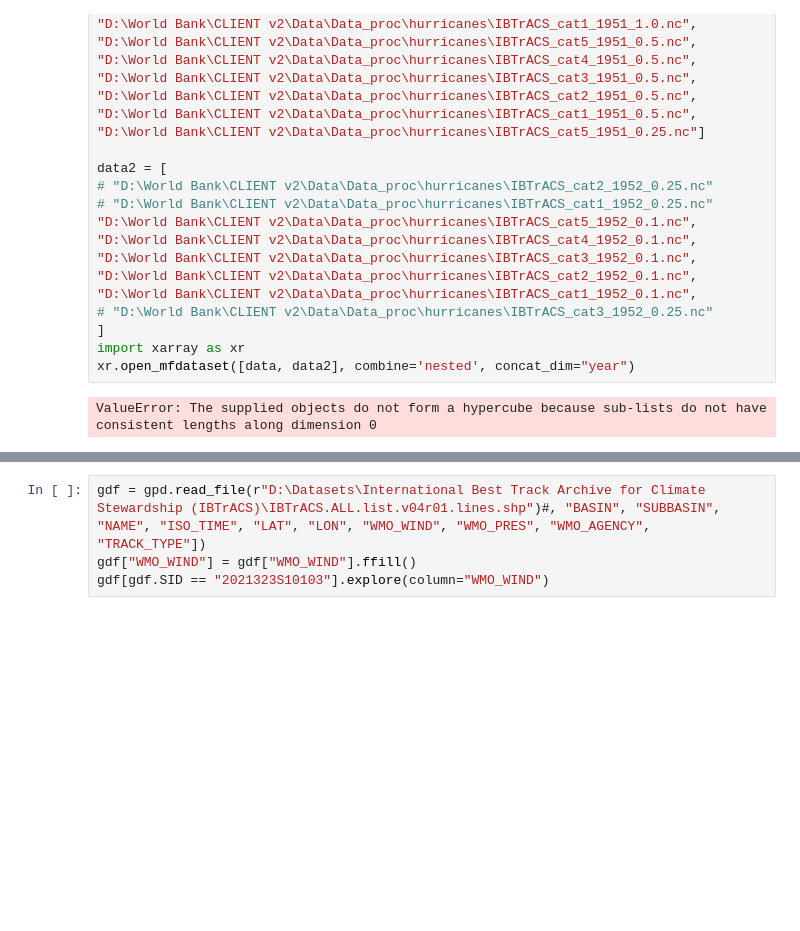
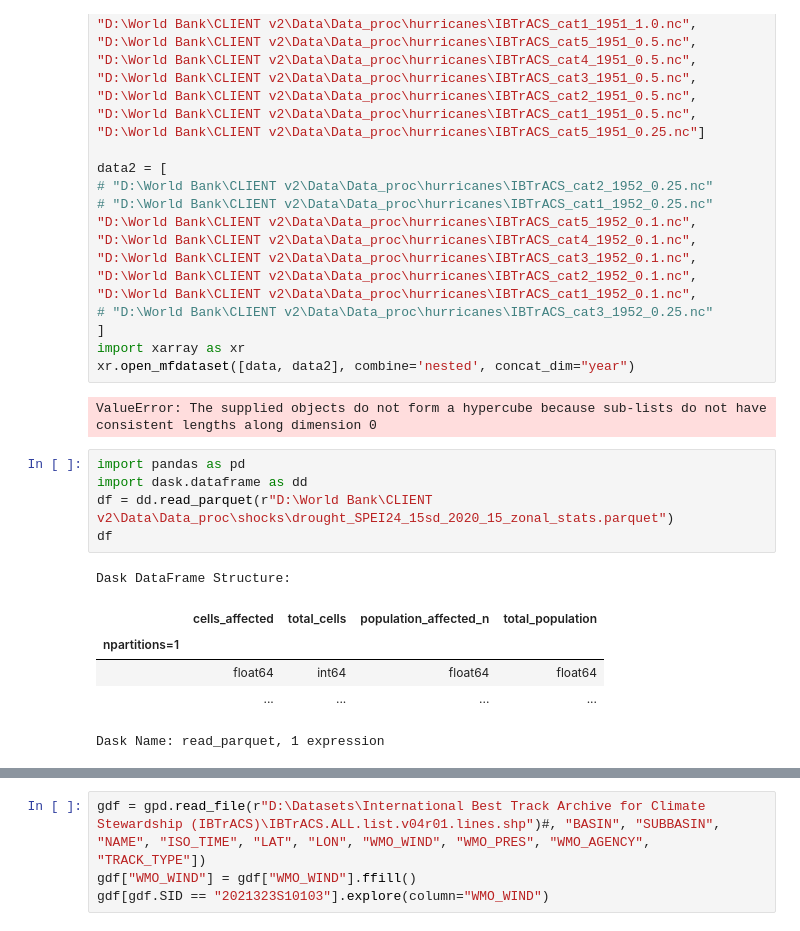
Before and after one commit to Queeno11/CLIENT-v2, a Jupyter notebook: debug.ipynb, the cells around one changed output, grey strips where cells are left out. Cells and saved outputs as stored; diff of their text form; blank space fills up the shorter version.

```diff
--- a/debug.ipynb
+++ b/debug.ipynb
@@ -88,3 +181,15 @@ import xarray as xr
 xr.open_mfdataset([data, data2], combine='nested', concat_dim="year")
 # %% [output]
 ValueError: The supplied objects do not form a hypercube because sub-lists do not have consistent lengths along dimension 0
+# %%
+import pandas as pd
+import dask.dataframe as dd
+df = dd.read_parquet(r"D:\World Bank\CLIENT v2\Data\Data_proc\shocks\drought_SPEI24_15sd_2020_15_zonal_stats.parquet")
+df
+# %% [output]
+Dask DataFrame Structure:
+|  | cells_affected | total_cells | population_affected_n | total_population |
+| npartitions=1 |  |  |  |  |
+|  | float64 | int64 | float64 | float64 |
+|  | ... | ... | ... | ... |
+Dask Name: read_parquet, 1 expression
```
Also changed, not shown: parts of 17 cells of this notebook.
